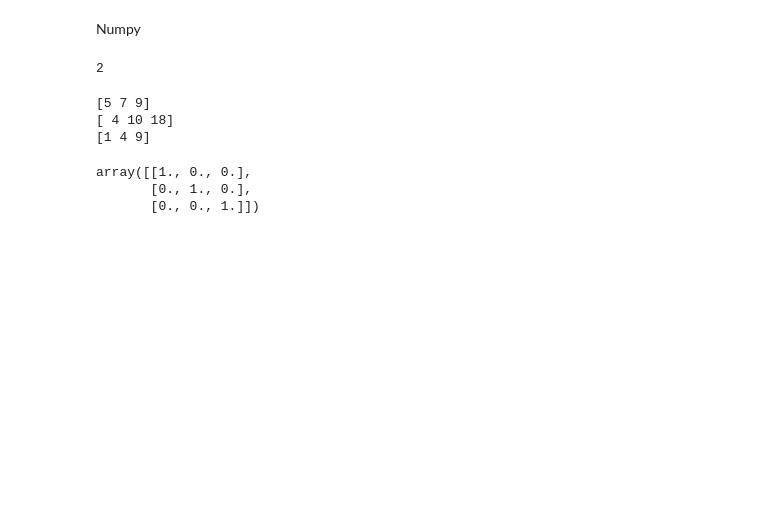
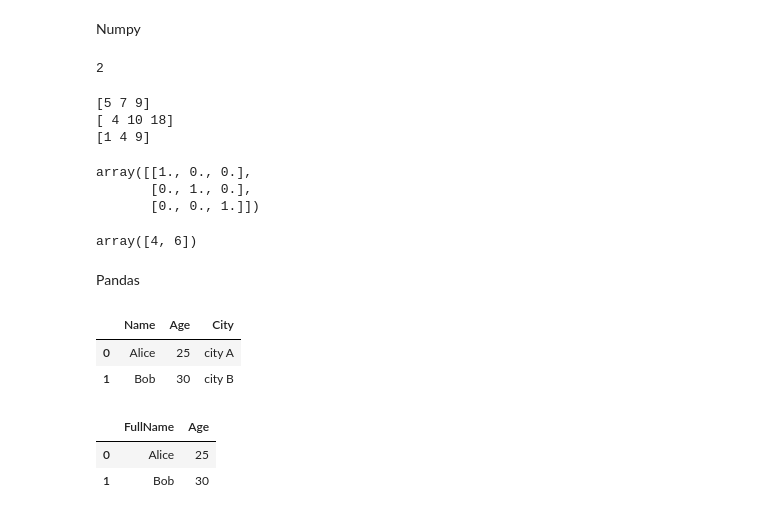
Before and after one commit to pulindu-seniya-silva/Machine-Learning-and-Optimization-Methods-labs-answers, a Jupyter notebook: labsheet1_answers.ipynb, the cells around one changed output. Cells and saved outputs as stored; diff of their text form; code cells hidden in the pictures; blank space fills up the shorter version.

```diff
--- a/labsheet1_answers.ipynb
+++ b/labsheet1_answers.ipynb
@@ -31,3 +31,33 @@ np.eye(3)
 array([[1., 0., 0.],
        [0., 1., 0.],
        [0., 0., 1.]])
+# %%
+arr = np.array([[1, 2], [3, 4]])
+np.sum(arr)
+np.mean(arr)
+np.max(arr)
+np.min(arr)
+np.sum(arr, axis=0)
+np.sum(arr, axis=1)
+# %% [output]
+array([4, 6])
+# %% [markdown]
+Pandas
+# %%
+import pandas as pd
+data = {'Name': ['Alice', 'Bob'], 'Age':[25, 30], 'City':['city A', 'city B']}
+df = pd.DataFrame(data)
+df
+# %% [output]
+|  | Name | Age | City |
+| 0 | Alice | 25 | city A |
+| 1 | Bob | 30 | city B |
+# %%
+df[df['Age'] > 25]
+df.sort_values(by='Age')
+df.drop('Age', axis=1)
+df.rename(columns={'Name': 'FullName'})
+# %% [output]
+|  | FullName | Age |
+| 0 | Alice | 25 |
+| 1 | Bob | 30 |
```
Also changed, not shown: parts of 6 cells of this notebook.
